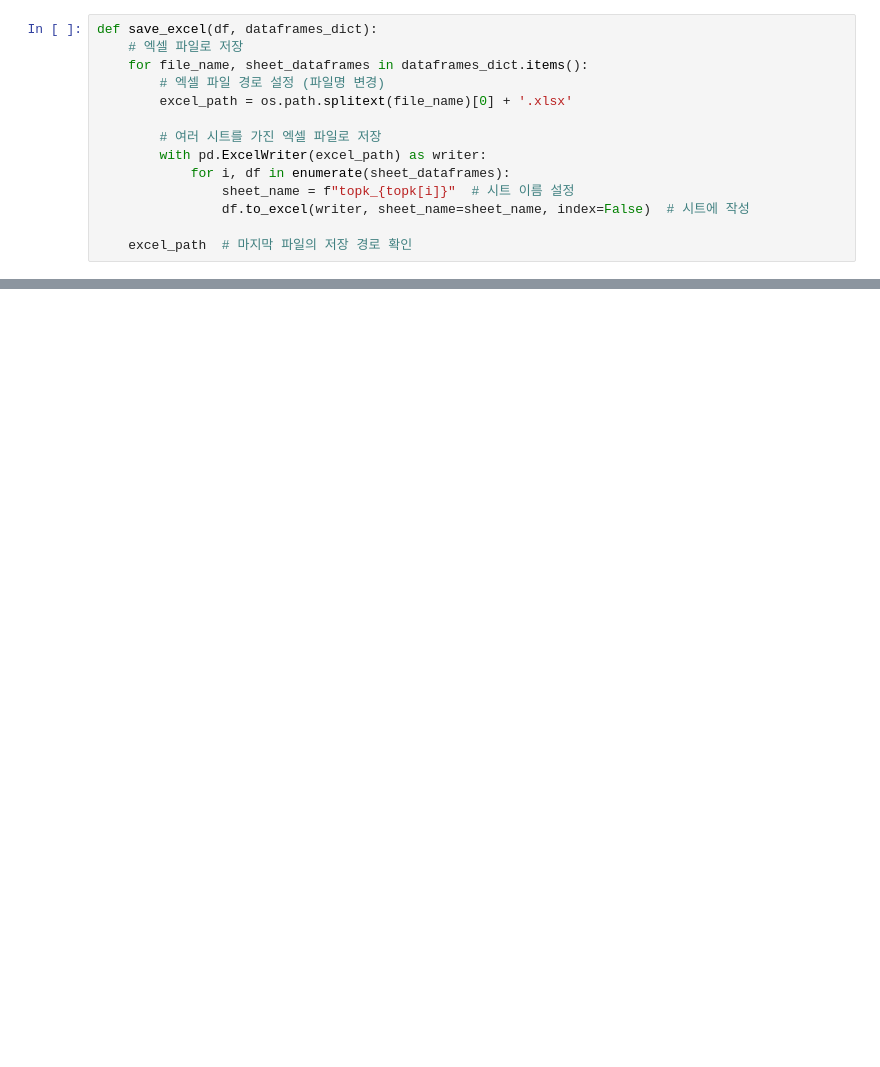
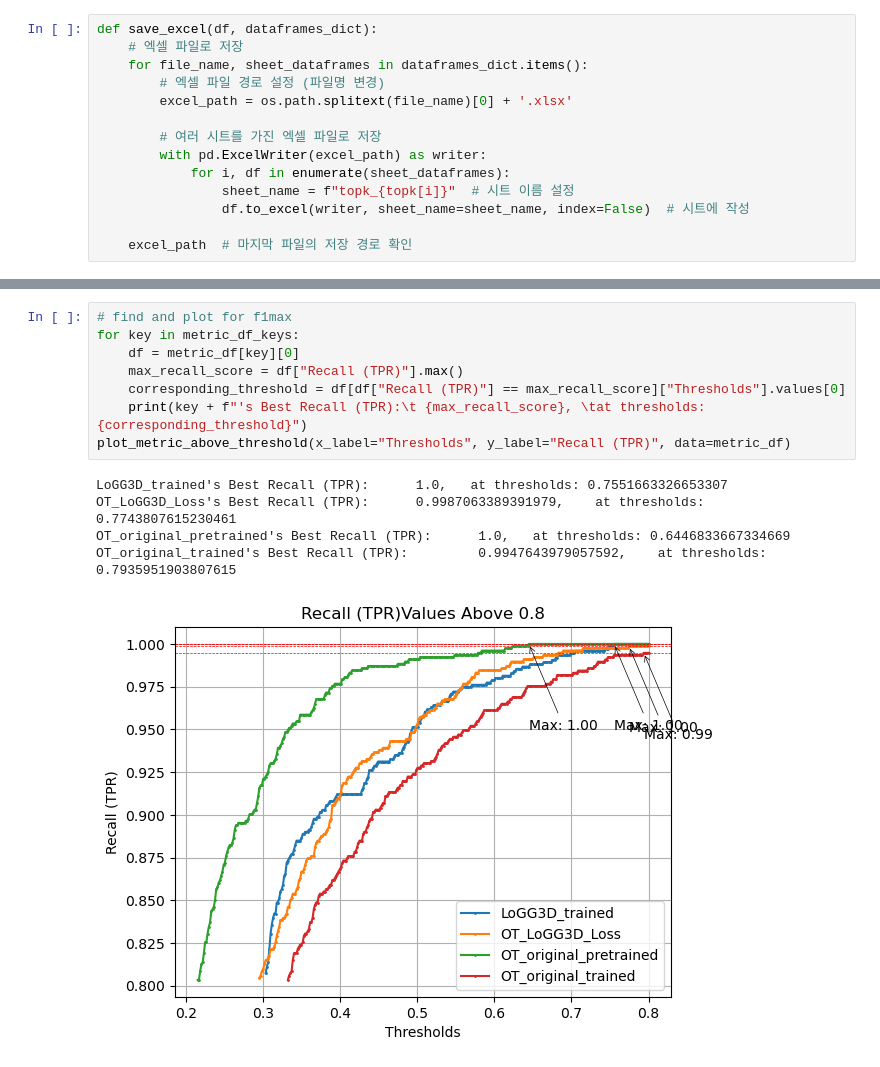
Before and after one commit to swoonge/LoGG3D-Net, a Jupyter notebook: evaluation/results/results_analyze.ipynb, the cells around one changed output, grey strips where cells are left out. Cells and saved outputs as stored; diff of their text form; blank space fills up the shorter version.

```diff
--- a/evaluation/results/results_analyze.ipynb
+++ b/evaluation/results/results_analyze.ipynb
@@ -67,0 +131,14 @@ TypeError: list indices must be integers or slices, not tuple
+# %%
+# find and plot for f1max
+for key in metric_df_keys:
+    df = metric_df[key][0]
+    max_recall_score = df["Recall (TPR)"].max()
+    corresponding_threshold = df[df["Recall (TPR)"] == max_recall_score]["Thresholds"].values[0]
+    print(key + f"'s Best Recall (TPR):\t {max_recall_score}, \tat thresholds: {corresponding_threshold}")
+plot_metric_above_threshold(x_label="Thresholds", y_label="Recall (TPR)", data=metric_df)
+# %% [output]
+LoGG3D_trained's Best Recall (TPR):      1.0,   at thresholds: 0.7551663326653307
+OT_LoGG3D_Loss's Best Recall (TPR):      0.9987063389391979,    at thresholds: 0.7743807615230461
+OT_original_pretrained's Best Recall (TPR):      1.0,   at thresholds: 0.6446833667334669
+OT_original_trained's Best Recall (TPR):         0.9947643979057592,    at thresholds: 0.7935951903807615
+[figure, added]
```
Also changed, not shown: parts of 8 cells of this notebook.
